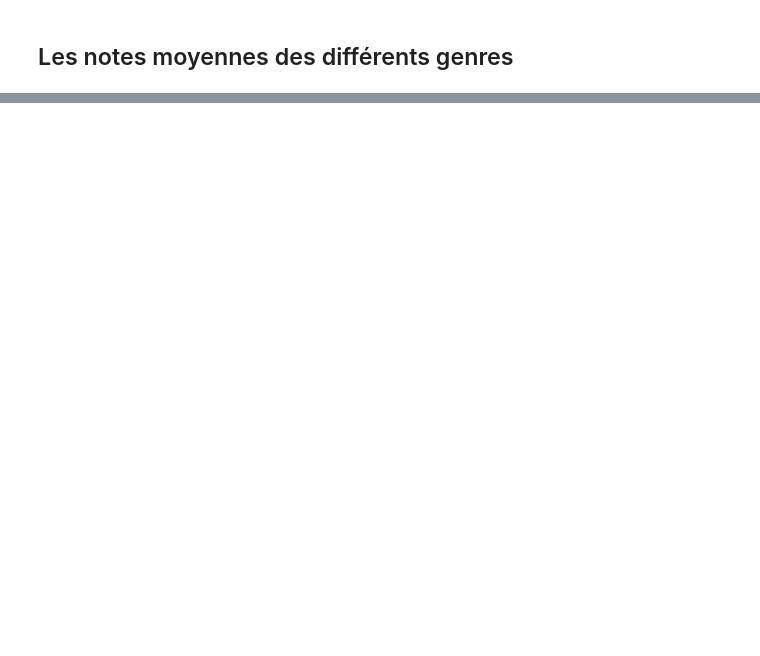
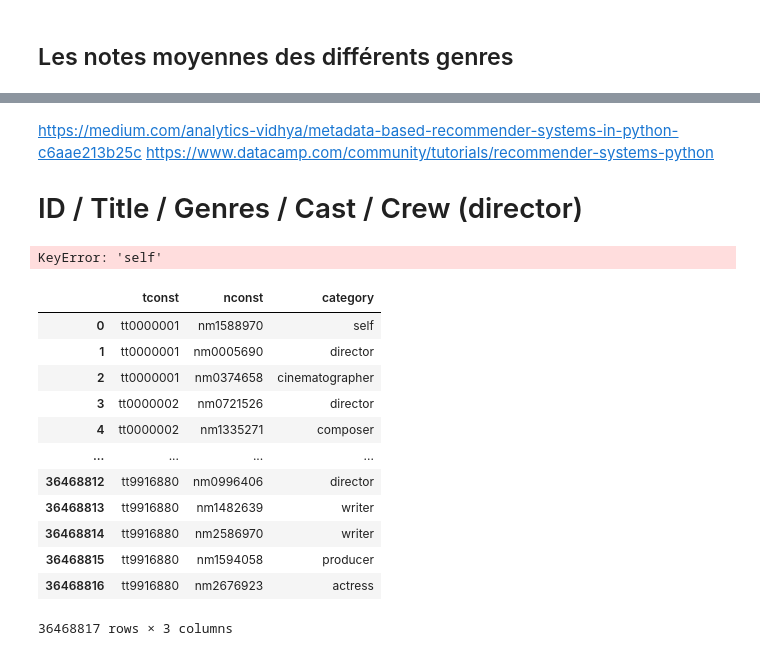
Before and after one commit to Intermovie/Intermovie, a Jupyter notebook: src/intermovie.ipynb, the cells around one changed output, grey strips where cells are left out. Drawn from its saved outputs; the diff is of its cells as text; code cells hidden in the pictures; blank space fills up the shorter version.

```diff
--- a/src/intermovie.ipynb
+++ b/src/intermovie.ipynb
@@ -161,0 +141,8 @@ Elle souhaiterait pouvoir générer des recommandations de nouveaux films en fon
+# %% [markdown]
+https://medium.com/analytics-vidhya/metadata-based-recommender-systems-in-python-c6aae213b25c
+https://www.datacamp.com/community/tutorials/recommender-systems-python
+# ID / Title / Genres / Cast / Crew (director)
+# %%
+data_loader.split_data('title.principals.tsv', 'category', 'actor')
+# %% [output]
+KeyError: 'self'
@@ -161,0 +151,17 @@ Elle souhaiterait pouvoir générer des recommandations de nouveaux films en fon
+# %%
+df_principals = pd.read_csv(RAW_LOCAL_PATH + 'title.principals.tsv', sep='\t', usecols=['tconst', 'nconst', 'category'])
+df_principals
+# %% [output]
+|  | tconst | nconst | category |
+| 0 | tt0000001 | nm1588970 | self |
+| 1 | tt0000001 | nm0005690 | director |
+| 2 | tt0000001 | nm0374658 | cinematographer |
+| 3 | tt0000002 | nm0721526 | director |
+| 4 | tt0000002 | nm1335271 | composer |
+| ... | ... | ... | ... |
+| 36468812 | tt9916880 | nm0996406 | director |
+| 36468813 | tt9916880 | nm1482639 | writer |
+| 36468814 | tt9916880 | nm2586970 | writer |
+| 36468815 | tt9916880 | nm1594058 | producer |
+| 36468816 | tt9916880 | nm2676923 | actress |
+36468817 rows × 3 columns
```
Also changed, not shown: parts of 36 cells of this notebook, 1 other file.
